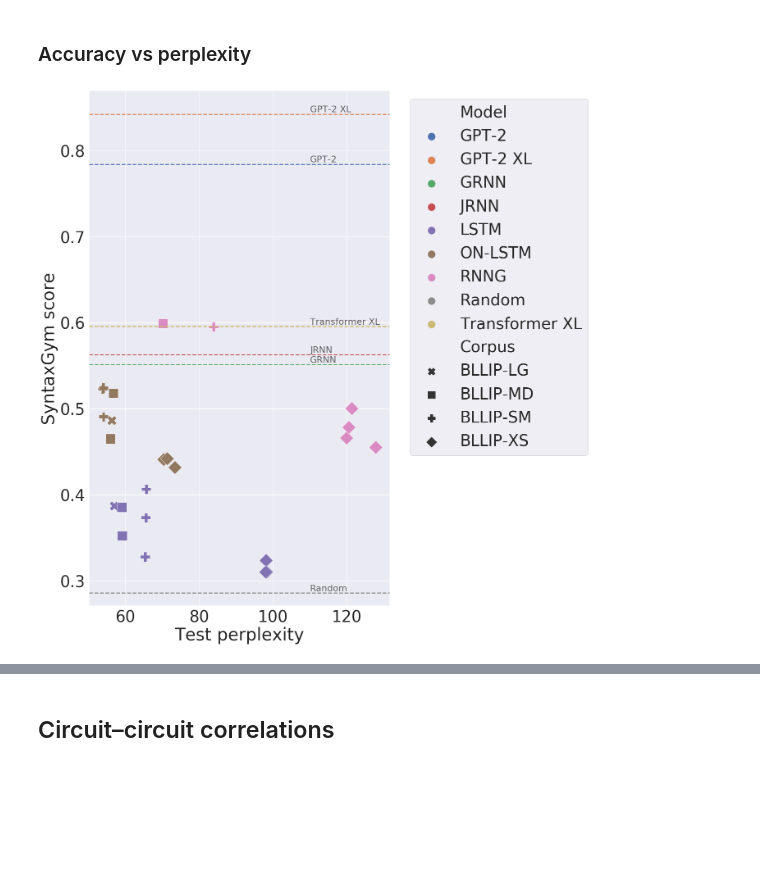
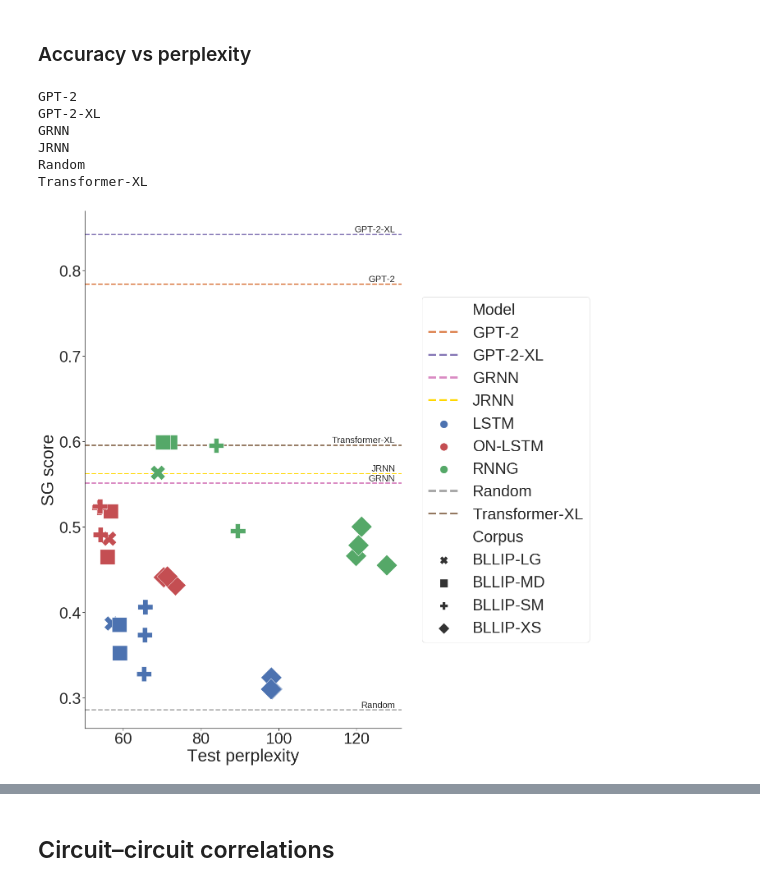
Before and after one commit to cpllab/syntactic-generalization, a Jupyter notebook: notebooks/final.ipynb, the cells around one changed output, grey strips where cells are left out. Saved outputs shown, nothing was run; the diff lists cells and outputs as text; code cells hidden in the pictures; blank space fills up the shorter version.

```diff
--- a/notebooks/final.ipynb
+++ b/notebooks/final.ipynb
@@ -59,7 +59,7 @@ PRETTY_COLUMNS = ["pretty_%s" % col for col, _ in PRETTY_COLUMN_MAPS]
 # %%
 # Exclusions
 exclude_suite_re = re.compile(r"^fgd-embed[34]|^gardenpath|^nn-nv")
-exclude_models = ["1gram", "ngram", "ngram-no-rand"]
+exclude_models = ["1gram", "ngram-no-rand"] # "ngram",
 # %%
 ngram_models = ["1gram", "ngram", "ngram-single"]
 baseline_models = ["random"]
@@ -182,6 +182,7 @@ no_modifier_ts = [re.sub(r"_mod(ifier)?$", "", ts) for ts in modifier_ts]
 suites_df.loc[suites_df.suite.isin(no_modifier_ts), "has_modifier"] = False
 # Store subset of test suites which have definite modifier/no-modifier marking
 suites_df_mod = suites_df[~(suites_df.has_modifier.isna())].copy()
+suites_df_mod["has_modifier"] = suites_df_mod.has_modifier.astype(bool)
 # Get base test suite (without modifier/no-modifier marking)
 suites_df_mod["test_suite_base"] = suites_df_mod.suite.transform(lambda ts: ts.strip("_no-modifier").strip("_modifier"))
 suites_df_mod.head()
@@ -304,16 +327,20 @@ plot_df = suites_df[suites_df.model_name != "random"]
 
 # Sort by decreasing average accuracy.
 order = list(plot_df.groupby("pretty_model_name").correct.mean().sort_values(ascending=False).index)
-sns.barplot(data=plot_df.reset_index(), x="pretty_model_name", y="correct", order=order, ax=ax)
+
+current_palette = sns.color_palette()[:len(order)]
+sns.barplot(data=plot_df.reset_index(), x="pretty_model_name", y="correct", order=order, ax=ax, palette=MODEL_COLORS)#palette=reversed(current_palette))
 
 # Plot random chance baseline
 ax.axhline(suites_df[suites_df.model_name == "random"].correct.mean(), **BASELINE_LINESTYLE)
 
 ax.set_xticklabels(ax.get_xticklabels(), rotation=20, horizontalalignment="right")
 
+ax.set_ylim(0,1)
+
 plt.xlabel("Model")
-plt.ylabel(SG_ABSOLUTE_LABEL)
+plt.ylabel(SG_ABSOLUTE_LABEL, labelpad=36)
 
 if RENDER_FINAL:
-    render_final(figure_path / "overall.png")
+    render_final(figure_path / "overall.pdf")
 # %% [output]
@@ -398,0 +413,14 @@ if RENDER_FINAL:
+# %%
+_, ax = plt.subplots(figsize=(40,12))
+joined_data_circuits_norandom = joined_data_circuits[joined_data_circuits.pretty_model_name != "Random"]
+order = list(plot_df.groupby("pretty_model_name").correct.mean().sort_values(ascending=False).index)
+sns.barplot(data=joined_data_circuits_norandom, x="circuit", y="correct",
+            hue="pretty_model_name", units="corpus", hue_order=order, ax=ax, palette=MODEL_COLORS)
+
+ax.set_xticklabels(ax.get_xticklabels(), rotation=15, ha="right")
+ax.set_xlabel("Circuit")
+ax.set_ylabel(SG_ABSOLUTE_LABEL)
+ax.legend(title="", ncol=len(order), loc="upper center", columnspacing=1, handlelength=1, handletextpad=1)
+
+if RENDER_FINAL:
+    render_final(figure_path / "allmodels_circuit.pdf")
@@ -437,40 +533,52 @@ if RENDER_FINAL:
 # %%
 f, ax = plt.subplots(figsize=(20, 20))
 sns.scatterplot(data=joined_data, x="test_ppl", y="correct",
-                hue="pretty_model_name", style="pretty_corpus", s=550,
-                hue_order=model_order, ax=ax)
+                hue="pretty_model_name", style="pretty_corpus", s=1300,
+                hue_order=model_order, ax=ax, zorder=2, palette=MODEL_COLORS)
 
 legend_title_map = {"pretty_model_name": "Model",
                     "pretty_corpus": "Corpus"}
 handles, labels = ax.get_legend_handles_labels()
 # Re-map some labels.
 labels = [legend_title_map.get(l, l) for l in labels]
 # Drop some legend entries.
 drop_labels = ["N/A"]
 drop_idxs = [labels.index(l) for l in drop_labels]
 handles = [h for i, h in enumerate(handles) if i not in drop_idxs]
 labels = [l for i, l in enumerate(labels) if i not in drop_idxs]
 for h in handles:
     h.set_sizes([300.0])
-plt.legend(handles, labels, bbox_to_anchor=(1.04,1), loc="upper left")
 
 # Prepare to look up legend color
 legend_dict = dict(zip(labels, handles))
 
 # Add horizontal lines for models without ppl estimates.
 no_ppl_data = joined_data[joined_data.test_ppl.isna()]
 for model_name, rows in no_ppl_data.groupby("pretty_model_name"):
     y = rows.correct.mean()
     # TODO show error region?
 
     color = tuple(legend_dict[model_name].get_facecolor()[0])
-    ax.axhline(y, c=color, linestyle="dashed")
-    ax.text(110, y + 0.0025, model_name, alpha=0.7, fontdict={"size": 22})
+    ax.axhline(y, c=color, linestyle="dashed", zorder=1, linewidth=3)
+    ax.text(130, y + 0.0025, model_name, fontdict={"size": 22}, ha='right')
+
+from matplotlib.lines import Line2D
+for i, h in enumerate(handles):
+    if labels[i] in no_ppl_data.pretty_model_name.values:
+        print(labels[i])
+        handles[i] = Line2D([0], [0], color=tuple(legend_dict[labels[i]].get_facecolor()[0]), linestyle='--', linewidth=5)
+plt.legend(handles, labels, bbox_to_anchor=(1.04,0.5), loc="center left")
 
 plt.xlabel(PERPLEXITY_LABEL)
 plt.ylabel(SG_ABSOLUTE_LABEL)
 
 if RENDER_FINAL:
-    render_final(figure_path / "perplexity.png")
+    render_final(figure_path / "perplexity.pdf")
 # %% [output]
+GPT-2
+GPT-2-XL
+GRNN
+JRNN
+Random
+Transformer-XL
-[figure, old version]
+[figure, new version]
```
Also changed, not shown: parts of 23 cells of this notebook, 1 other file.
